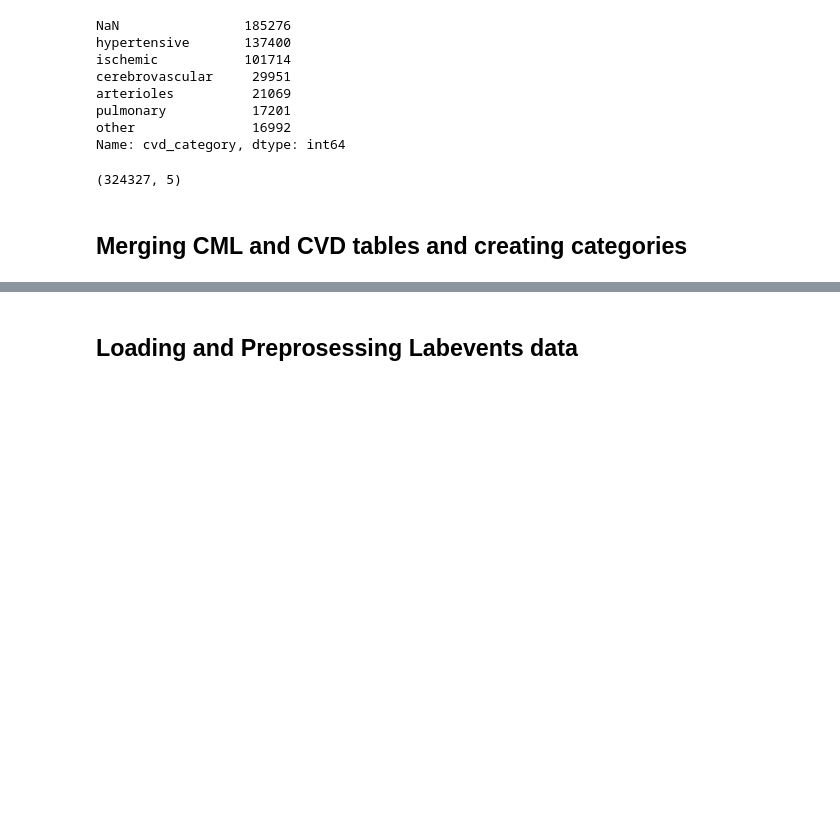
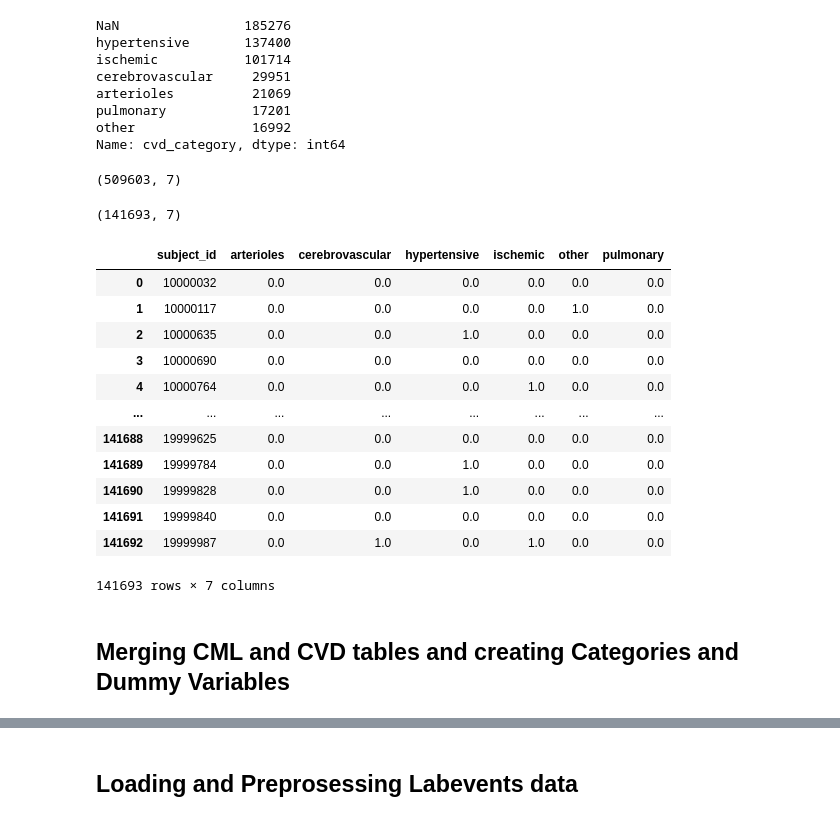
Before and after one commit to yloughribi/Internship, a Jupyter notebook: Python_script.ipynb, the cells around one changed output, grey strips where cells are left out. Cells and saved outputs as stored; diff of their text form; code cells hidden in the pictures; blank space fills up the shorter version.

```diff
--- a/Python_script.ipynb
+++ b/Python_script.ipynb
@@ -193,3 +238,9 @@ arterioles          21069
 pulmonary           17201
 other               16992
 Name: cvd_category, dtype: int64
+# %%
+# diag_cvd = diag_cvd.dropna()
+diag_cvd = diag_cvd.reset_index(drop=True)
+diag_cvd.shape
+# %% [output]
+(509603, 7)
@@ -195,0 +256,2 @@ Name: cvd_category, dtype: int64
+# %%
+cvd_dummies_agg = cvd_dummies.groupby('subject_id').max().reset_index()
@@ -196,8 +262,23 @@ Name: cvd_category, dtype: int64
 # %%
-diag_cvd = diag_cvd.dropna()
 diag_cvd.shape
 # %% [output]
-(324327, 5)
+(141693, 7)
+# %%
+diag_cvd
+# %% [output]
+|  | subject_id | arterioles | cerebrovascular | hypertensive | ischemic | other | pulmonary |
+| 0 | 10000032 | 0.0 | 0.0 | 0.0 | 0.0 | 0.0 | 0.0 |
+| 1 | 10000117 | 0.0 | 0.0 | 0.0 | 0.0 | 1.0 | 0.0 |
+| 2 | 10000635 | 0.0 | 0.0 | 1.0 | 0.0 | 0.0 | 0.0 |
+| 3 | 10000690 | 0.0 | 0.0 | 0.0 | 0.0 | 0.0 | 0.0 |
+| 4 | 10000764 | 0.0 | 0.0 | 0.0 | 1.0 | 0.0 | 0.0 |
+| ... | ... | ... | ... | ... | ... | ... | ... |
+| 141688 | 19999625 | 0.0 | 0.0 | 0.0 | 0.0 | 0.0 | 0.0 |
+| 141689 | 19999784 | 0.0 | 0.0 | 1.0 | 0.0 | 0.0 | 0.0 |
+| 141690 | 19999828 | 0.0 | 0.0 | 1.0 | 0.0 | 0.0 | 0.0 |
+| 141691 | 19999840 | 0.0 | 0.0 | 0.0 | 0.0 | 0.0 | 0.0 |
+| 141692 | 19999987 | 0.0 | 1.0 | 0.0 | 1.0 | 0.0 | 0.0 |
+141693 rows × 7 columns
 # %% [markdown]
-## Merging CML and CVD tables and creating categories
+## Merging CML and CVD tables and creating Categories and Dummy Variables
 # %%
```
Also changed, not shown: parts of 71 cells of this notebook, 1 other file.
